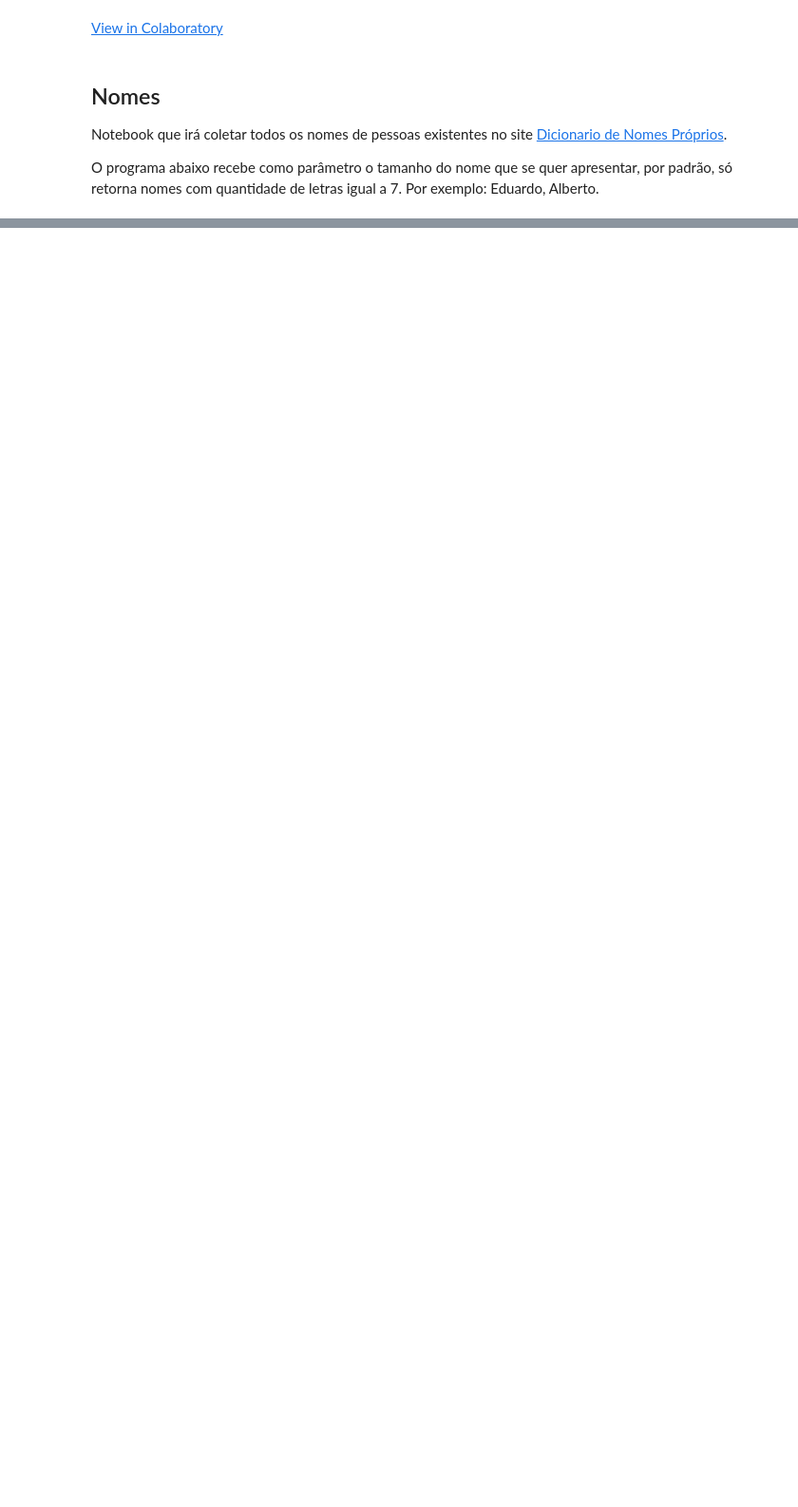
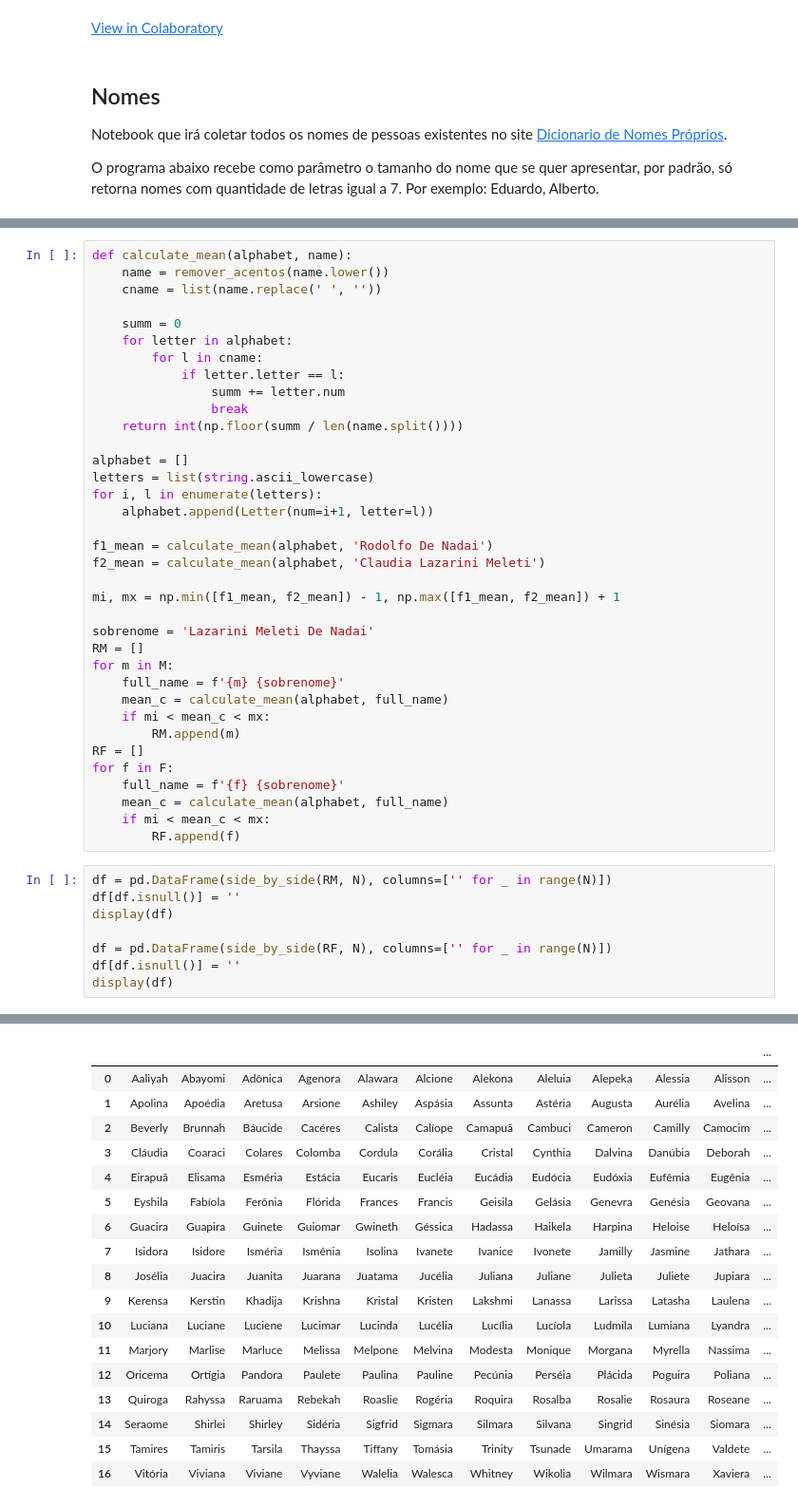
Before and after one commit to rdenadai/jupyter-pool, a Jupyter notebook: nomes.ipynb, the cells around one changed output, grey strips where cells are left out. Shown at 95% size. Drawn from its saved outputs; the diff is of its cells as text; blank space fills up the shorter version.

```diff
--- a/nomes.ipynb
+++ b/nomes.ipynb
@@ -187,0 +204,45 @@ Nomes Femininos:
+# %%
+def calculate_mean(alphabet, name):
+    name = remover_acentos(name.lower())
+    cname = list(name.replace(' ', ''))
+
+    summ = 0
+    for letter in alphabet:
+        for l in cname:
+            if letter.letter == l:
+                summ += letter.num
+                break
+    return int(np.floor(summ / len(name.split())))
+
+alphabet = []
+letters = list(string.ascii_lowercase)
+for i, l in enumerate(letters):
+    alphabet.append(Letter(num=i+1, letter=l))
+
+f1_mean = calculate_mean(alphabet, 'Rodolfo De Nadai')
+f2_mean = calculate_mean(alphabet, 'Claudia Lazarini Meleti')
+
+mi, mx = np.min([f1_mean, f2_mean]) - 1, np.max([f1_mean, f2_mean]) + 1
+
+sobrenome = 'Lazarini Meleti De Nadai'
+RM = []
+for m in M:
+    full_name = f'{m} {sobrenome}'
+    mean_c = calculate_mean(alphabet, full_name)
+    if mi < mean_c < mx:
+        RM.append(m)
+RF = []
+for f in F:
+    full_name = f'{f} {sobrenome}'
+    mean_c = calculate_mean(alphabet, full_name)
+    if mi < mean_c < mx:
+        RF.append(f)
+# %%
+df = pd.DataFrame(side_by_side(RM, N), columns=['' for _ in range(N)])
+df[df.isnull()] = ''
+display(df)
+
+df = pd.DataFrame(side_by_side(RF, N), columns=['' for _ in range(N)])
+df[df.isnull()] = ''
+display(df)
+# %% [output]
@@ -187,0 +266,18 @@ Nomes Femininos:
+|  |  |  |  |  |  |  |  |  |  |  |  | ... |
+| 0 | Aaliyah | Abayomi | Adônica | Agenora | Alawara | Alcione | Alekona | Aleluia | Alepeka | Alessia | Alisson | ... |
+| 1 | Apolina | Apoédia | Aretusa | Arsione | Ashiley | Aspásia | Assunta | Astéria | Augusta | Aurélia | Avelina | ... |
+| 2 | Beverly | Brunnah | Báucide | Cacéres | Calista | Calíope | Camapuã | Cambuci | Cameron | Camilly | Camocim | ... |
+| 3 | Cláudia | Coaraci | Colares | Colomba | Cordula | Corália | Cristal | Cynthia | Dalvina | Danúbia | Deborah | ... |
+| 4 | Eirapuã | Elisama | Esméria | Estácia | Eucaris | Eucléia | Eucádia | Eudócia | Eudóxia | Eufêmia | Eugênia | ... |
+| 5 | Eyshila | Fabíola | Ferônia | Flórida | Frances | Francis | Geisila | Gelásia | Genevra | Genésia | Geovana | ... |
+| 6 | Guacira | Guapira | Guinete | Guiomar | Gwineth | Géssica | Hadassa | Haikela | Harpina | Heloise | Heloísa | ... |
+| 7 | Isidora | Isidore | Isméria | Ismênia | Isolina | Ivanete | Ivanice | Ivonete | Jamilly | Jasmine | Jathara | ... |
+| 8 | Josélia | Juacira | Juanita | Juarana | Juatama | Jucélia | Juliana | Juliane | Julieta | Juliete | Jupiara | ... |
+| 9 | Kerensa | Kerstin | Khadija | Krishna | Kristal | Kristen | Lakshmi | Lanassa | Larissa | Latasha | Laulena | ... |
+| 10 | Luciana | Luciane | Luciene | Lucimar | Lucinda | Lucélia | Lucília | Lucíola | Ludmila | Lumiana | Lyandra | ... |
+| 11 | Marjory | Marlise | Marluce | Melissa | Melpone | Melvina | Modesta | Monique | Morgana | Myrella | Nassima | ... |
+| 12 | Oricema | Ortígia | Pandora | Paulete | Paulina | Pauline | Pecúnia | Perséia | Plácida | Poguira | Poliana | ... |
+| 13 | Quiroga | Rahyssa | Raruama | Rebekah | Roaslie | Rogéria | Roquira | Rosalba | Rosalie | Rosaura | Roseane | ... |
+| 14 | Seraome | Shirlei | Shirley | Sidéria | Sigfrid | Sigmara | Silmara | Silvana | Singrid | Sinésia | Siomara | ... |
+| 15 | Tamires | Tamiris | Tarsila | Thayssa | Tiffany | Tomásia | Trinity | Tsunade | Umarama | Unígena | Valdete | ... |
+| 16 | Vitória | Viviana | Viviane | Vyviane | Walelia | Walesca | Whitney | Wikolia | Wilmara | Wismara | Xaviera | ... |
```
Also changed, not shown: parts of 6 cells of this notebook.
